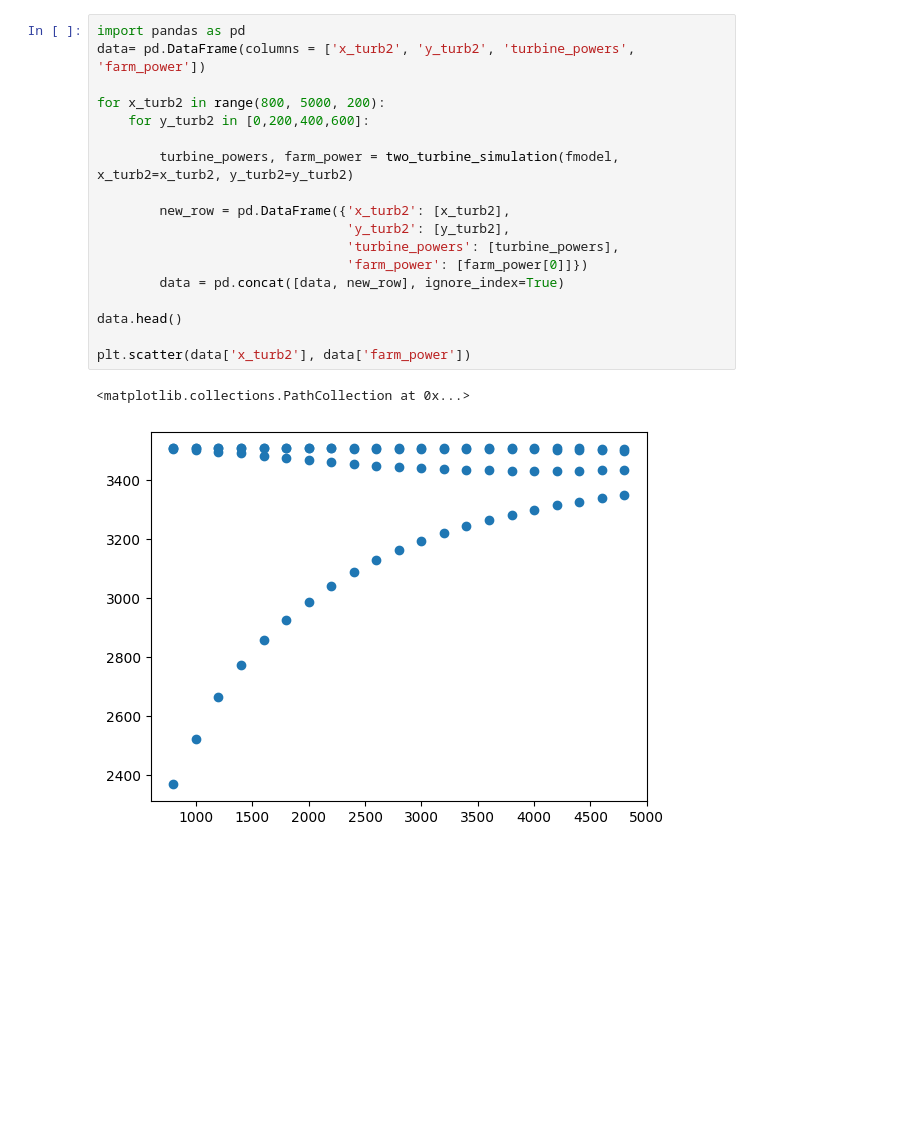
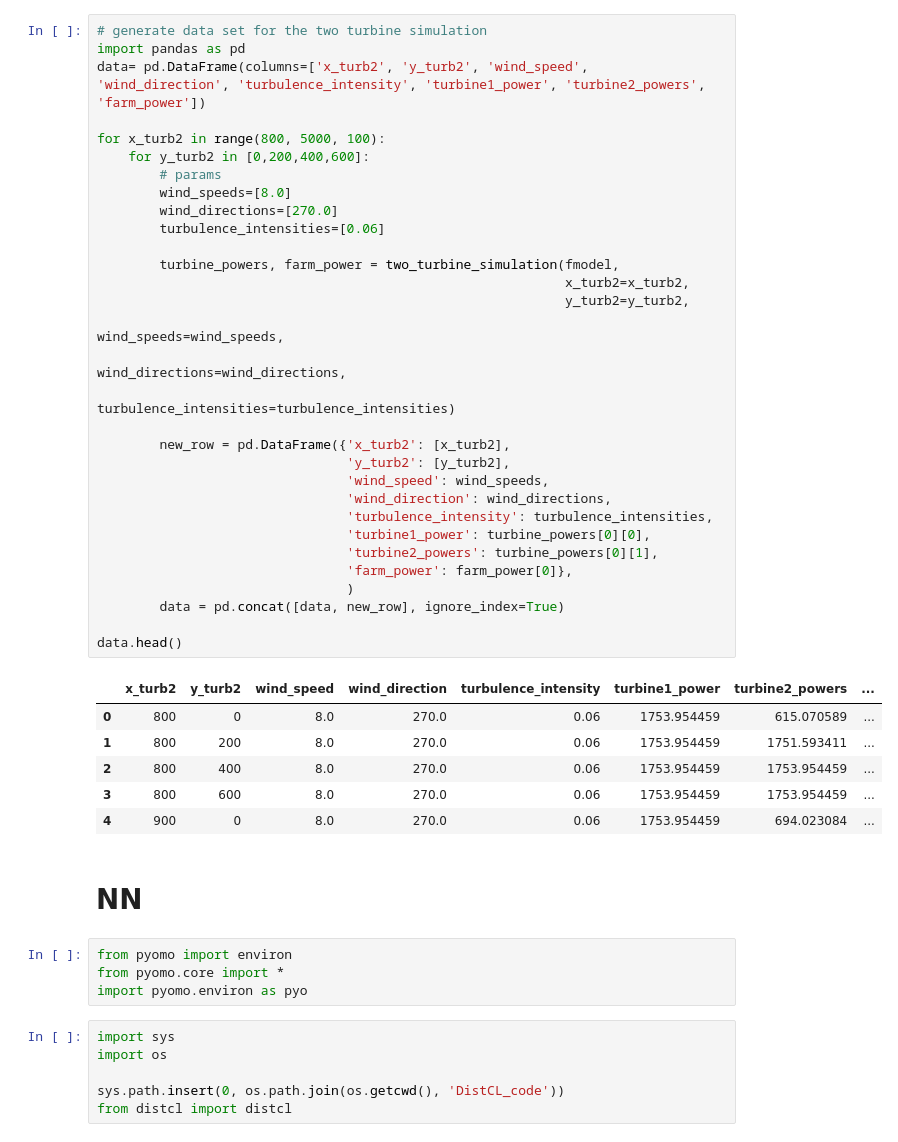
Before and after one commit to schmeti/uc3m_TFM_wind_farm_optimization_codebase, a Jupyter notebook: Windfarm_power_modelling/modelling_two_turbines.ipynb, the cells around one changed output. Drawn from its saved outputs; the diff is of its cells as text; blank space fills up the shorter version.

```diff
--- a/Windfarm_power_modelling/modelling_two_turbines.ipynb
+++ b/Windfarm_power_modelling/modelling_two_turbines.ipynb
@@ -90,23 +79,52 @@ plt.show()
 # %% [output]
 [figure]
 # %%
+# generate data set for the two turbine simulation
 import pandas as pd
-data= pd.DataFrame(columns = ['x_turb2', 'y_turb2', 'turbine_powers', 'farm_power'])
+data= pd.DataFrame(columns=['x_turb2', 'y_turb2', 'wind_speed', 'wind_direction', 'turbulence_intensity', 'turbine1_power', 'turbine2_powers', 'farm_power'])
 
-for x_turb2 in range(800, 5000, 200):
+for x_turb2 in range(800, 5000, 100):
     for y_turb2 in [0,200,400,600]:
+        # params
+        wind_speeds=[8.0]
+        wind_directions=[270.0]
+        turbulence_intensities=[0.06]
 
-        turbine_powers, farm_power = two_turbine_simulation(fmodel, x_turb2=x_turb2, y_turb2=y_turb2)
+        turbine_powers, farm_power = two_turbine_simulation(fmodel,
+                                                            x_turb2=x_turb2,
+                                                            y_turb2=y_turb2,
+                                                            wind_speeds=wind_speeds,
+                                                            wind_directions=wind_directions,
+                                                            turbulence_intensities=turbulence_intensities)
 
         new_row = pd.DataFrame({'x_turb2': [x_turb2],
                                 'y_turb2': [y_turb2],
-                                'turbine_powers': [turbine_powers],
-                                'farm_power': [farm_power[0]]})
+                                'wind_speed': wind_speeds,
+                                'wind_direction': wind_directions,
+                                'turbulence_intensity': turbulence_intensities,
+                                'turbine1_power': turbine_powers[0][0],
+                                'turbine2_powers': turbine_powers[0][1],
+                                'farm_power': farm_power[0]},
+                                )
         data = pd.concat([data, new_row], ignore_index=True)
 
 data.head()
-
-plt.scatter(data['x_turb2'], data['farm_power'])
 # %% [output]
-<matplotlib.collections.PathCollection at 0x...>
-[figure, removed]
+|  | x_turb2 | y_turb2 | wind_speed | wind_direction | turbulence_intensity | turbine1_power | turbine2_powers | ... |
+| 0 | 800 | 0 | 8.0 | 270.0 | 0.06 | 1753.954459 | 615.070589 | ... |
+| 1 | 800 | 200 | 8.0 | 270.0 | 0.06 | 1753.954459 | 1751.593411 | ... |
+| 2 | 800 | 400 | 8.0 | 270.0 | 0.06 | 1753.954459 | 1753.954459 | ... |
+| 3 | 800 | 600 | 8.0 | 270.0 | 0.06 | 1753.954459 | 1753.954459 | ... |
+| 4 | 900 | 0 | 8.0 | 270.0 | 0.06 | 1753.954459 | 694.023084 | ... |
+# %% [markdown]
+# NN
+# %%
+from pyomo import environ
+from pyomo.core import *
+import pyomo.environ as pyo
+# %%
+import sys
+import os
+
+sys.path.insert(0, os.path.join(os.getcwd(), 'DistCL_code'))
+from distcl import distcl
```
Also changed, not shown: parts of 12 cells of this notebook, 5 other files.
